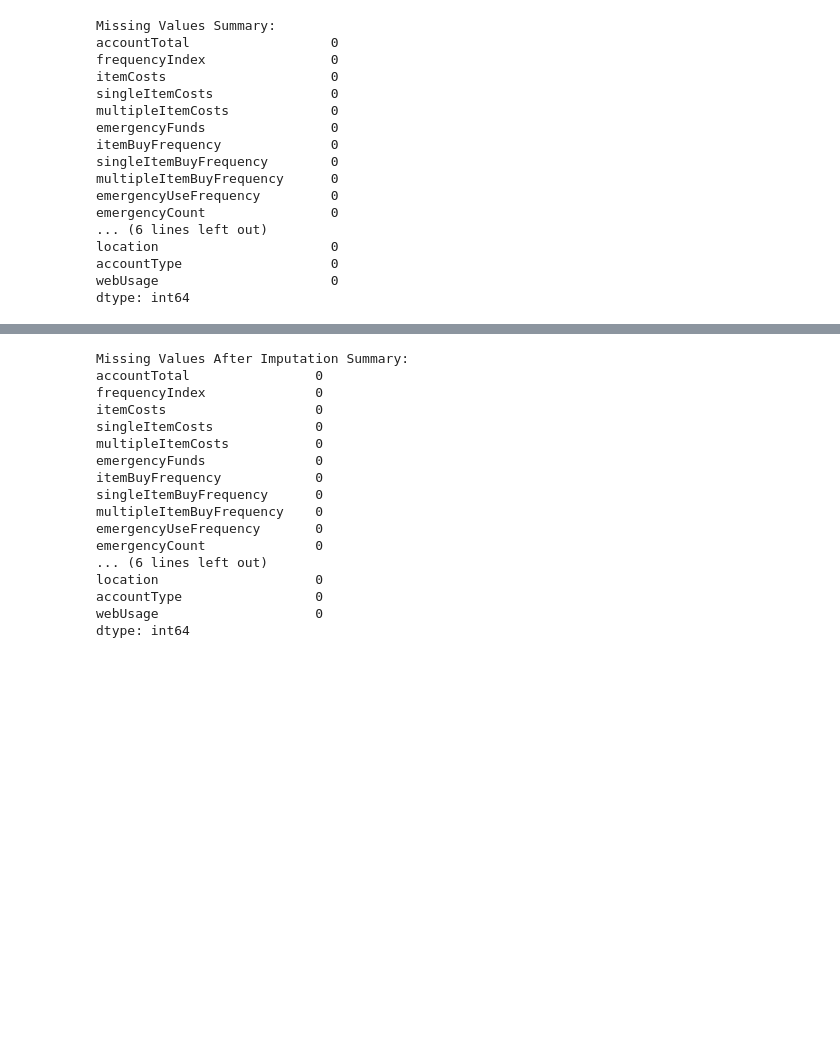
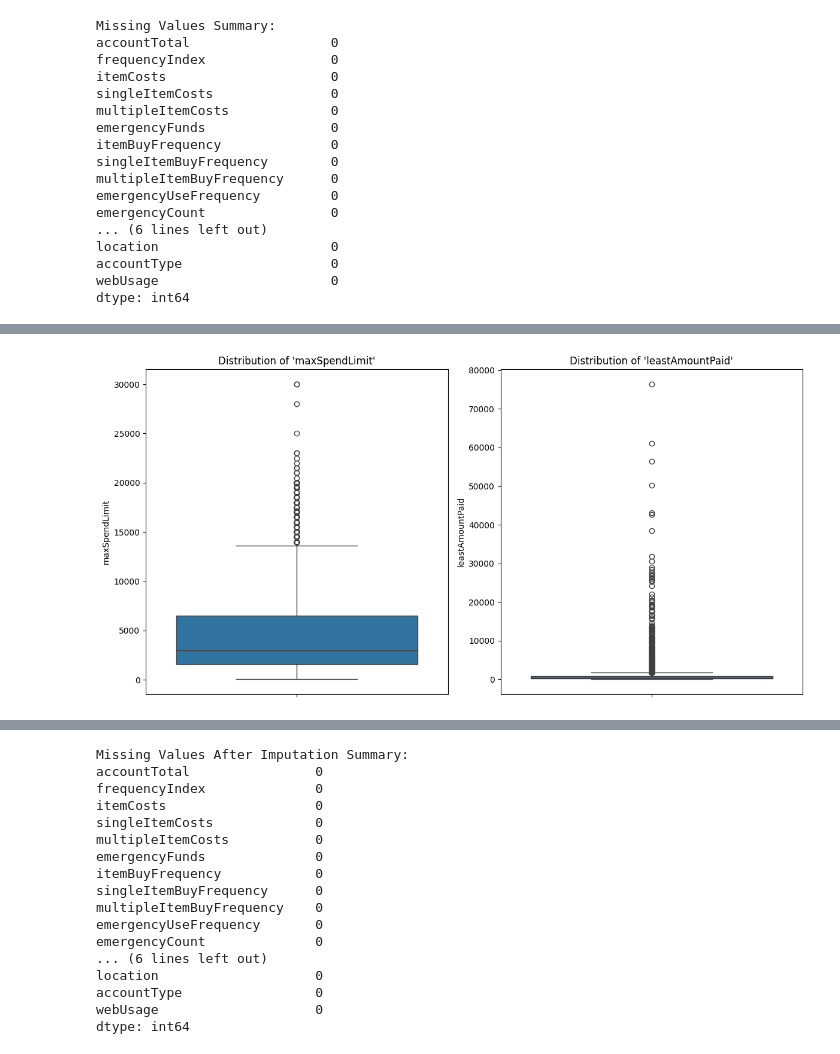
Before and after one commit to MattiaCervelli/AI-ML_project.shopEasy_283791, a Jupyter notebook: main.ipynb, the cells around one changed output, grey strips where cells are left out. Saved outputs shown, nothing was run; the diff lists cells and outputs as text; code cells hidden in the pictures; blank space fills up the shorter version.

```diff
--- a/main.ipynb
+++ b/main.ipynb
@@ -47,0 +77,17 @@ dtype: int64
+# %%
+plt.figure(figsize=(12, 6))
+
+# Distribution of 'maxSpendLimit'
+plt.subplot(1, 2, 1)
+sns.boxplot(y=shopeasy_df['maxSpendLimit'])
+plt.title("Distribution of 'maxSpendLimit'")
+
+# Distribution of 'leastAmountPaid'
+plt.subplot(1, 2, 2)
+sns.boxplot(y=shopeasy_df['leastAmountPaid'])
+plt.title("Distribution of 'leastAmountPaid'")
+
+plt.tight_layout()
+plt.show()
+# %% [output]
+[figure, added]
```
Also changed, not shown: parts of 37 cells of this notebook.
